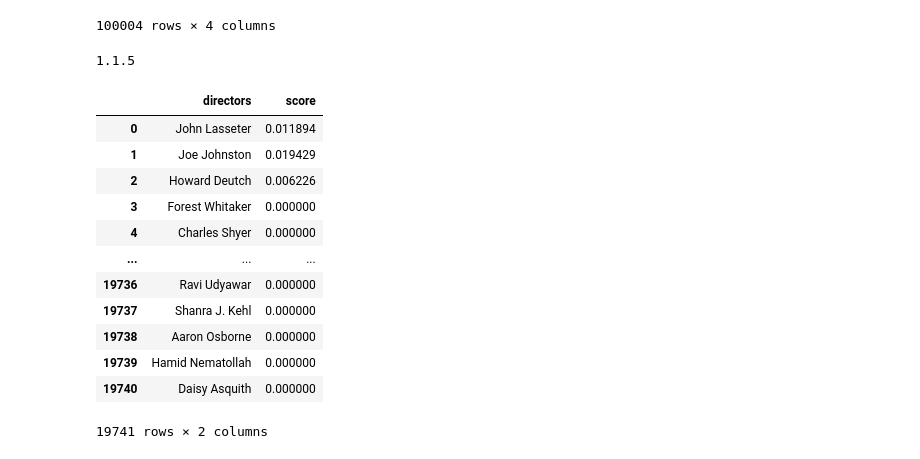
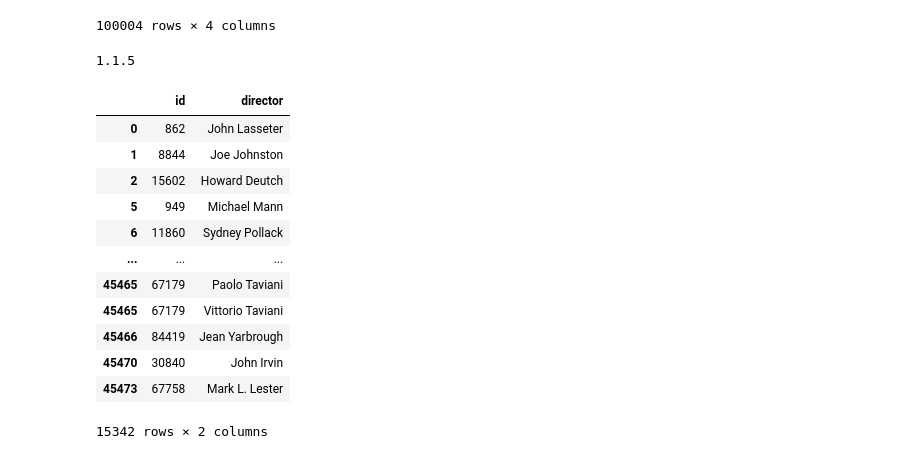
Before and after one commit to cb-ds-1/m2-3-exploration, a Jupyter notebook: workshop.ipynb, the cells around one changed output. Saved outputs shown, nothing was run; the diff lists cells and outputs as text; code cells hidden in the pictures.

```diff
--- a/workshop.ipynb
+++ b/workshop.ipynb
@@ -319,23 +327,40 @@ ratings
 # %%
 
 test = pd.DataFrame({
     'id': mc.id
 })
 def remove_x(row):
     v = set([d['name'] if d['job'] == 'Director' else 'x' for d in row])
     v.discard('x')
     return list(v)
 test['director'] = (mc.crew
    .apply(eval)
    .apply(remove_x)
 )
 """
 If you're not using pandas >= 0.25.1 this won't work
 """
 print(pd.__version__)
 test = test.explode('director')
+test2 = test.groupby(['director', 'id']).size().reset_index()
+directors = test2.director.value_counts()
+test = test[test['director'].isin(directors[directors>8].index)]
+test
 # %% [output]
 1.1.5
+|  | id | director |
+| 0 | 862 | John Lasseter |
+| 1 | 8844 | Joe Johnston |
+| 2 | 15602 | Howard Deutch |
+| 5 | 949 | Michael Mann |
+| 6 | 11860 | Sydney Pollack |
+| ... | ... | ... |
+| 45465 | 67179 | Paolo Taviani |
+| 45465 | 67179 | Vittorio Taviani |
+| 45466 | 84419 | Jean Yarbrough |
+| 45470 | 30840 | John Irvin |
+| 45473 | 67758 | Mark L. Lester |
+15342 rows × 2 columns
 # %%
 """
 Let's assume a film needs to have had at least 10 reviews to count
@@ -344,28 +369,18 @@ We'll inspire ourselves on on IMDB's movie rating formulae in order to filter ou
 
 https://help.imdb.com/article/imdb/track-movies-tv/ratings-faq/G67Y87TFYYP6TWAV#
 
-weighted rating (WR) = (v ÷ (v+m)) × R + (m ÷ (v+m)) × C
-
-Where:
-
-R = average for the movie (mean) = (Rating)
-v = number of votes for the movie = (votes)
-m = minimum votes required to be listed in the Top 250 (currently 25,000)
-C = the mean vote across the whole report
-
 here, let's assume a cut-off of 10 ratings, so, a director needs to have a movie rated 10 times for it to be considered.
 
 with these filtered out films, let's apply a simple score rating equal to:
-score (for director) = (average rating of all films / 5 ) * number of unique ratings for all films
+score (for director) = (average of all ratings of all films for director) * sum of all counts of ratings
 
-This way, we can reward directors for both high ratings, and for having many ratings.
+This way, we can reward directors for both high ratings, and for having many ratings (idication a their films were watched often)
 
 """
 
 dirs = pd.DataFrame({
     'directors': test.director.unique()
 })
-
 
 def pop_dirs(director):
     ids = test[test['director'] == director]['id'].unique()
@@ -384,28 +399,13 @@ def pop_dirs(director):
     check = check.merge(check.ids.apply(filter_movie), left_index=True, right_index=True)
     if 'count' in check:
         filtered2 = check[check['count'] >= 10.]
-        num = (filtered2['rating'].mean() / 5)
-        denum = filtered2['count'].sum()
-        return num / denum
+        mult = filtered2['count'].sum() * filtered2['rating'].mean()
+        return mult#num / denum
     else:
         return 0.0
 
 dirs['score'] = dirs.directors.apply(pop_dirs)
-dirs
+dirs = dirs.sort_values('score',ascending=False)
-# %% [output]
-|  | directors | score |
-| 0 | John Lasseter | 0.011894 |
-| 1 | Joe Johnston | 0.019429 |
-| 2 | Howard Deutch | 0.006226 |
-| 3 | Forest Whitaker | 0.000000 |
-| 4 | Charles Shyer | 0.000000 |
-| ... | ... | ... |
-| 19736 | Ravi Udyawar | 0.000000 |
-| 19737 | Shanra J. Kehl | 0.000000 |
-| 19738 | Aaron Osborne | 0.000000 |
-| 19739 | Hamid Nematollah | 0.000000 |
-| 19740 | Daisy Asquith | 0.000000 |
-19741 rows × 2 columns
 # %%
 dirs.nlargest(35, 'score')
 # %% [output]
```
Also changed, not shown: parts of 11 cells of this notebook.
